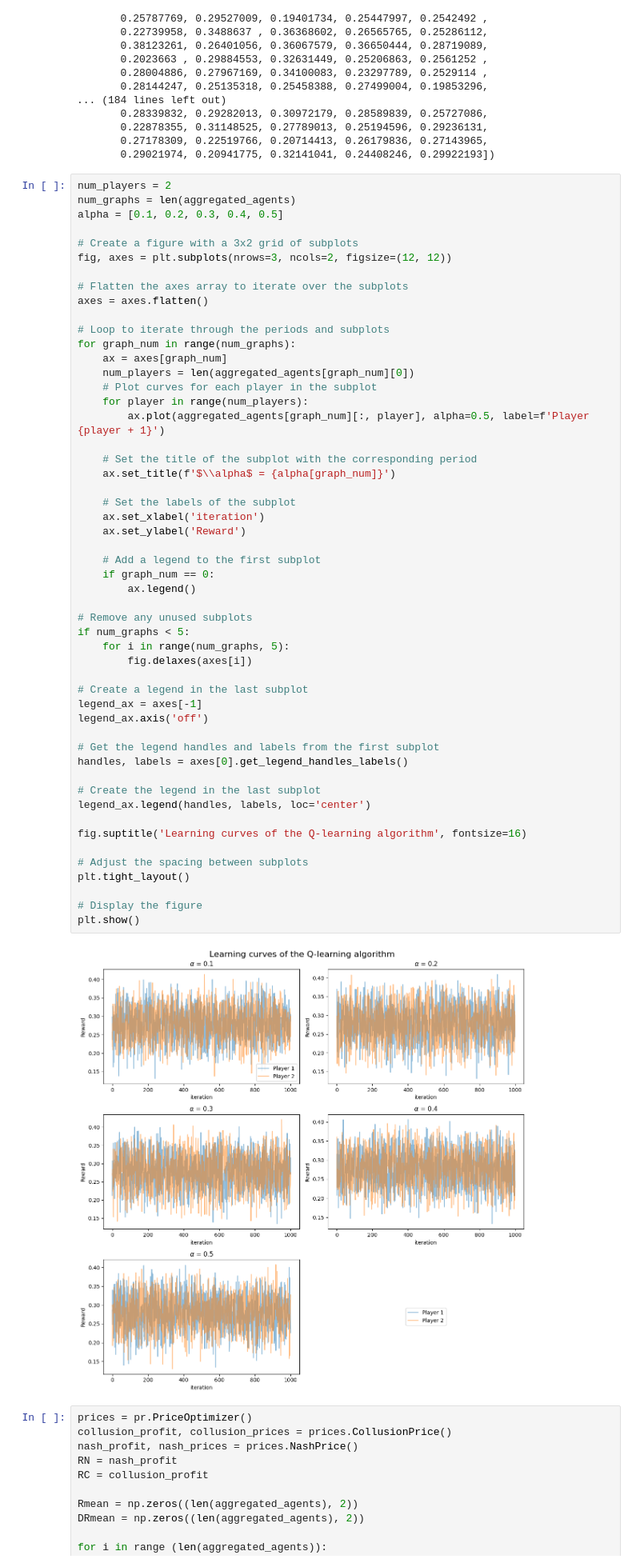
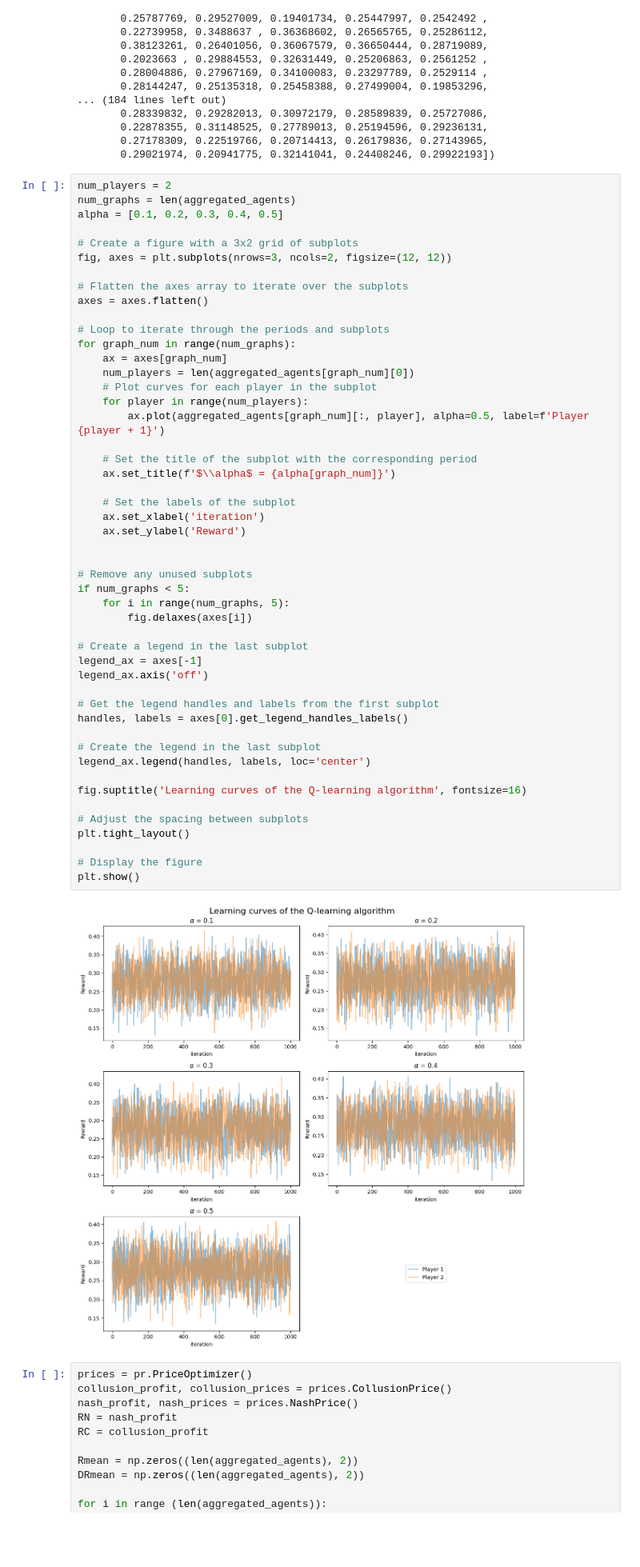
Before and after one commit to Suzie14/RLandPricing, a Jupyter notebook: notebooks/var_alpha.ipynb, the cells around one changed output. Shown at 80% size. Cells and saved outputs as stored; diff of their text form; blank space fills up the shorter version.

```diff
--- a/notebooks/var_alpha.ipynb
+++ b/notebooks/var_alpha.ipynb
@@ -140,37 +140,34 @@ for graph_num in range(num_graphs):
     ax.set_title(f'$\\alpha$ = {alpha[graph_num]}')
 
     # Set the labels of the subplot
     ax.set_xlabel('iteration')
     ax.set_ylabel('Reward')
 
-    # Add a legend to the first subplot
-    if graph_num == 0:
-        ax.legend()
 
 # Remove any unused subplots
 if num_graphs < 5:
     for i in range(num_graphs, 5):
         fig.delaxes(axes[i])
 
 # Create a legend in the last subplot
 legend_ax = axes[-1]
 legend_ax.axis('off')
 
 # Get the legend handles and labels from the first subplot
 handles, labels = axes[0].get_legend_handles_labels()
 
 # Create the legend in the last subplot
 legend_ax.legend(handles, labels, loc='center')
 
 fig.suptitle('Learning curves of the Q-learning algorithm', fontsize=16)
 
 # Adjust the spacing between subplots
 plt.tight_layout()
 
 # Display the figure
 plt.show()
 # %% [output]
-[figure, old version]
+[figure, new version]
 # %%
 prices = pr.PriceOptimizer()
 collusion_profit, collusion_prices = prices.CollusionPrice()
```
Also changed, not shown: 2 other files.
